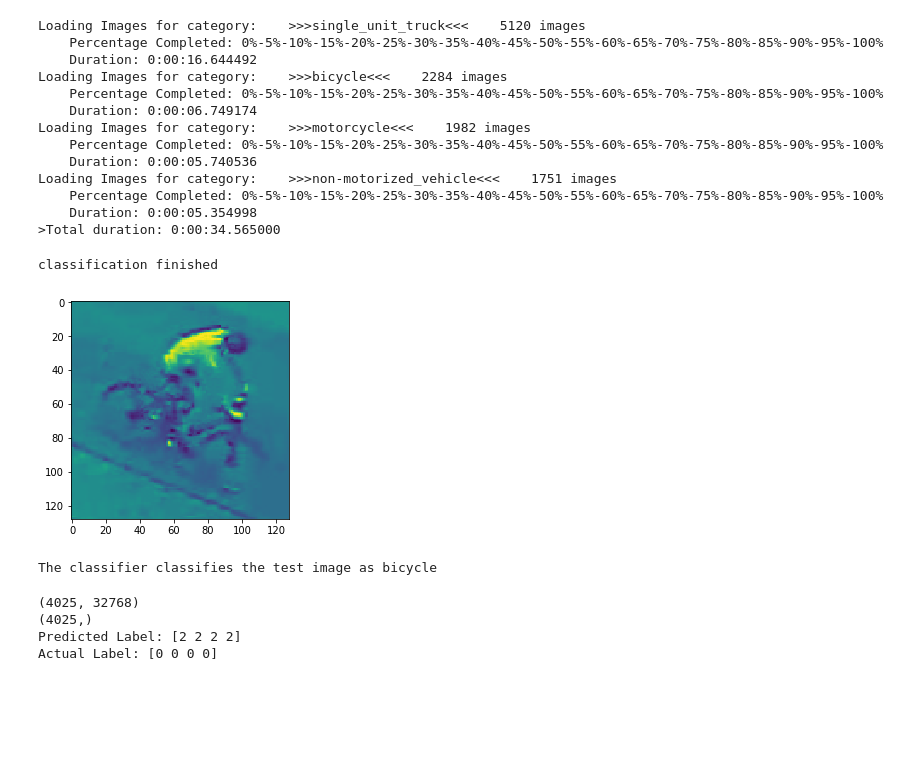
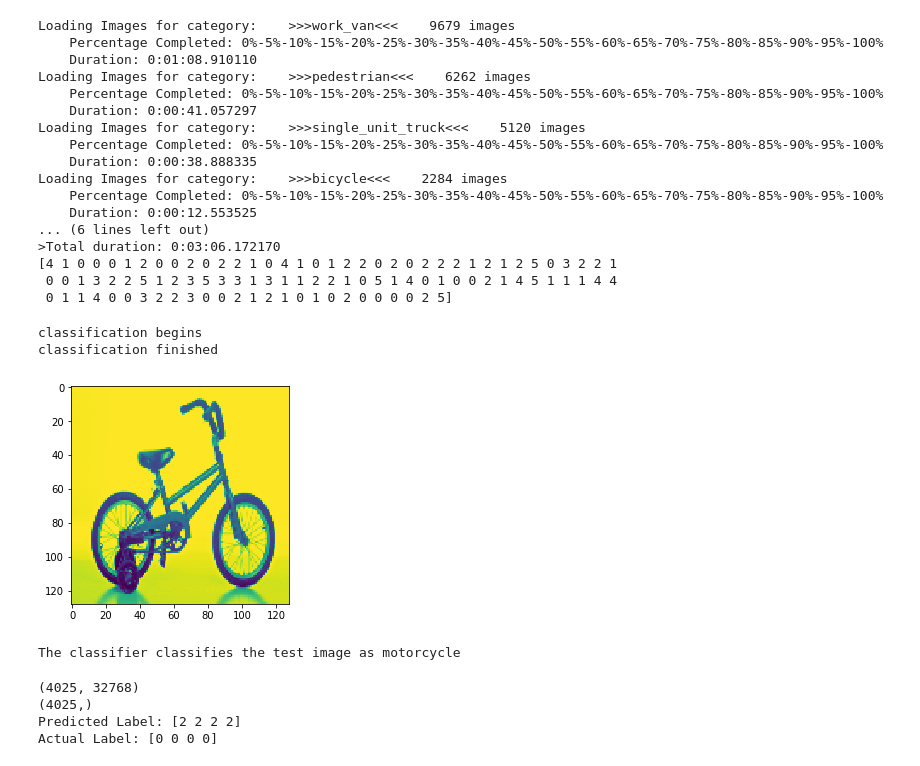
Before and after one commit to maxence517/FinalProject_X, a Jupyter notebook: Classification.ipynb, the cells around one changed output. Drawn from its saved outputs; the diff is of its cells as text; code cells hidden in the pictures; blank space fills up the shorter version.

```diff
--- a/Classification.ipynb
+++ b/Classification.ipynb
@@ -65,8 +65,8 @@ categoriesTest  = [
 #     "pickup_truck",
 #     "articulated_truck",
 #     "bus",
-#     "work_van",
-#     "pedestrian",
+    "work_van",
+    "pedestrian",
     "single_unit_truck",
     "bicycle",
     "motorcycle",
@@ -108,6 +108,8 @@ totalNumFeatures = RESIZE_DIM // cell_size[1] * RESIZE_DIM // cell_size[0] * nbi
 #array initialization
 labelsArray = np.zeros(totalNumIm, dtype=np.int)
 featuresArray = np.zeros((totalNumIm, totalNumFeatures))
+indexArray = np.arange(totalNumIm, dtype=np.int)
+np.random.shuffle(indexArray)
 
 # Read input images category by category
 for i in range(numCategories):
@@ -131,6 +133,7 @@ for i in range(numCategories):
         image = cv2.imread(file)
         image = cv2.cvtColor(image, cv2.COLOR_BGR2GRAY)
         #resizing IF NECESSARY
+        #TRY to do HoG without resizing image. to be discussed
         image = resizeImage(image, RESIZE_DIM)
         #end resize
 
@@ -139,10 +142,9 @@ for i in range(numCategories):
         gradients = computeHoG(image, winSize, blockSize, blockStride, cellSize,
                                nbins, RESIZE_DIM, cell_size, block_size)
 
-        ####TODO: compute features of image DONE
-        ####TODO: store features in Array of arrays DONE
-        featuresArray[globalImCtr] = gradients
-        labelsArray[globalImCtr] = i
+        randomIndex = indexArray[globalImCtr]
+        featuresArray[randomIndex] = gradients
+        labelsArray[randomIndex] = i
         #End Feature computation
 
         #variable update
@@ -163,54 +165,61 @@ for i in range(numCategories):
 endGlobal = datetime.time(datetime.now())
 duration = datetime.combine(date.today(), endGlobal) - datetime.combine(date.today(), startGlobal)
 print(">Total duration: " + str(duration))
+print(labelsArray[:100])
 # %% [output]
+Loading Images for category:    >>>work_van<<<    9679 images
+    Percentage Completed: 0%-5%-10%-15%-20%-25%-30%-35%-40%-45%-50%-55%-60%-65%-70%-75%-80%-85%-90%-95%-100%
+    Duration: 0:01:08.910110
+Loading Images for category:    >>>pedestrian<<<    6262 images
+    Percentage Completed: 0%-5%-10%-15%-20%-25%-30%-35%-40%-45%-50%-55%-60%-65%-70%-75%-80%-85%-90%-95%-100%
+    Duration: 0:00:41.057297
 Loading Images for category:    >>>single_unit_truck<<<    5120 images
     Percentage Completed: 0%-5%-10%-15%-20%-25%-30%-35%-40%-45%-50%-55%-60%-65%-70%-75%-80%-85%-90%-95%-100%
-    Duration: 0:00:16.644492
+    Duration: 0:00:38.888335
 Loading Images for category:    >>>bicycle<<<    2284 images
     Percentage Completed: 0%-5%-10%-15%-20%-25%-30%-35%-40%-45%-50%-55%-60%-65%-70%-75%-80%-85%-90%-95%-100%
-    Duration: 0:00:06.749174
-Loading Images for category:    >>>motorcycle<<<    1982 images
-    Percentage Completed: 0%-5%-10%-15%-20%-25%-30%-35%-40%-45%-50%-55%-60%-65%-70%-75%-80%-85%-90%-95%-100%
-    Duration: 0:00:05.740536
-Loading Images for category:    >>>non-motorized_vehicle<<<    1751 images
-    Percentage Completed: 0%-5%-10%-15%-20%-25%-30%-35%-40%-45%-50%-55%-60%-65%-70%-75%-80%-85%-90%-95%-100%
-    Duration: 0:00:05.354998
->Total duration: 0:00:34.565000
+    Duration: 0:00:12.553525
+... (6 lines left out)
+>Total duration: 0:03:06.172170
+[4 1 0 0 0 1 2 0 0 2 0 2 2 1 0 4 1 0 1 2 2 0 2 0 2 2 2 1 2 1 2 5 0 3 2 2 1
+ 0 0 1 3 2 2 5 1 2 3 5 3 3 1 3 1 1 2 2 1 0 5 1 4 0 1 0 0 2 1 4 5 1 1 1 4 4
+ 0 1 1 4 0 0 3 2 2 3 0 0 2 1 2 1 0 1 0 2 0 0 0 0 2 5]
 # %%
 #TODO K-fold cross-validation
 
 #TESTING
+print("classification begins")
 classifier = neighbors.KNeighborsClassifier(3)
 classifier.fit(featuresArray, labelsArray)
 print("classification finished")
 #Takes long because too many features per image (cuz image large)
 
 #Bike image
-testIm = cv2.imread("MIO-TCD-Classification/test/106330631.jpg")
-# testIm = cv2.imread("MIO-TCD-Classification/6-low-res.jpg")
+# testIm = cv2.imread("MIO-TCD-Classification/test/106330631.jpg")
+testIm = cv2.imread("MIO-TCD-Classification/6-low-res.jpg")
 testIm = cv2.cvtColor(testIm, cv2.COLOR_BGR2GRAY)
 #Resize
 testIm = resizeImage(testIm, RESIZE_DIM)
 #End resize
 
 #HoG features
 gradients = computeHoG(testIm, winSize, blockSize, blockStride, cellSize,
                                nbins, RESIZE_DIM, cell_size, block_size)
 
 plt.imshow(testIm)
 plt.show();
 
 #PREDICTION
 prediction = classifier.predict(gradients)[0]
 print("The classifier classifies the test image as " + str(categoriesTest[prediction]))
 
 
 #END TESTING
 # %% [output]
+classification begins
 classification finished
-[figure, old version]
+[figure, new version]
-The classifier classifies the test image as bicycle
+The classifier classifies the test image as motorcycle
 # %%
 def HoG(input_list, cell_size, block_size, nbins):
     output_list = list()
```
